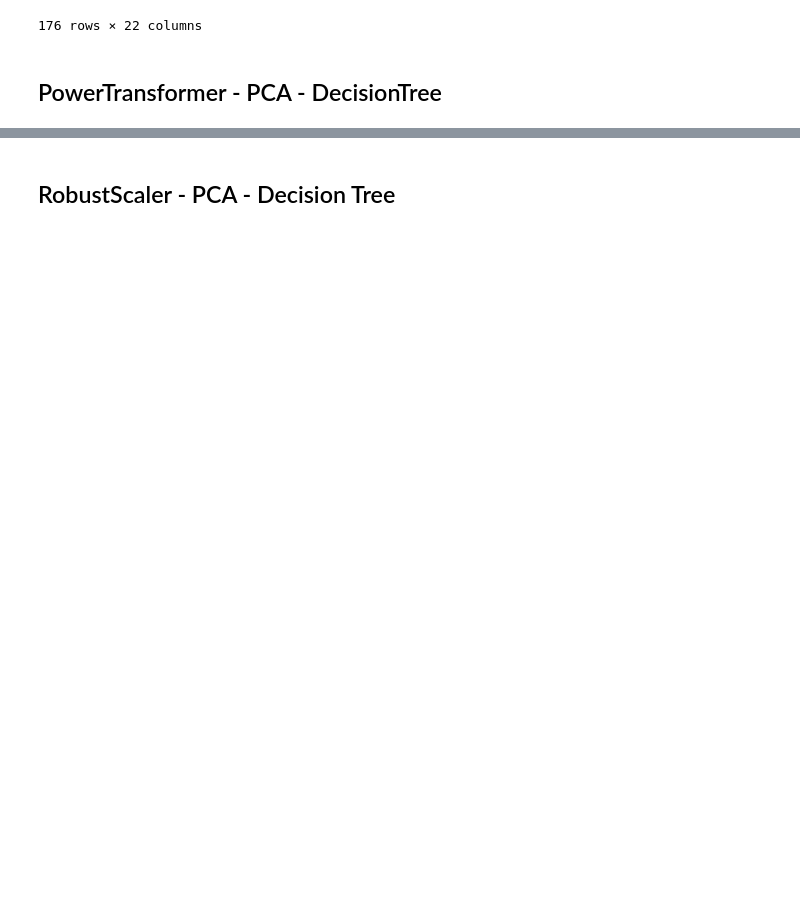
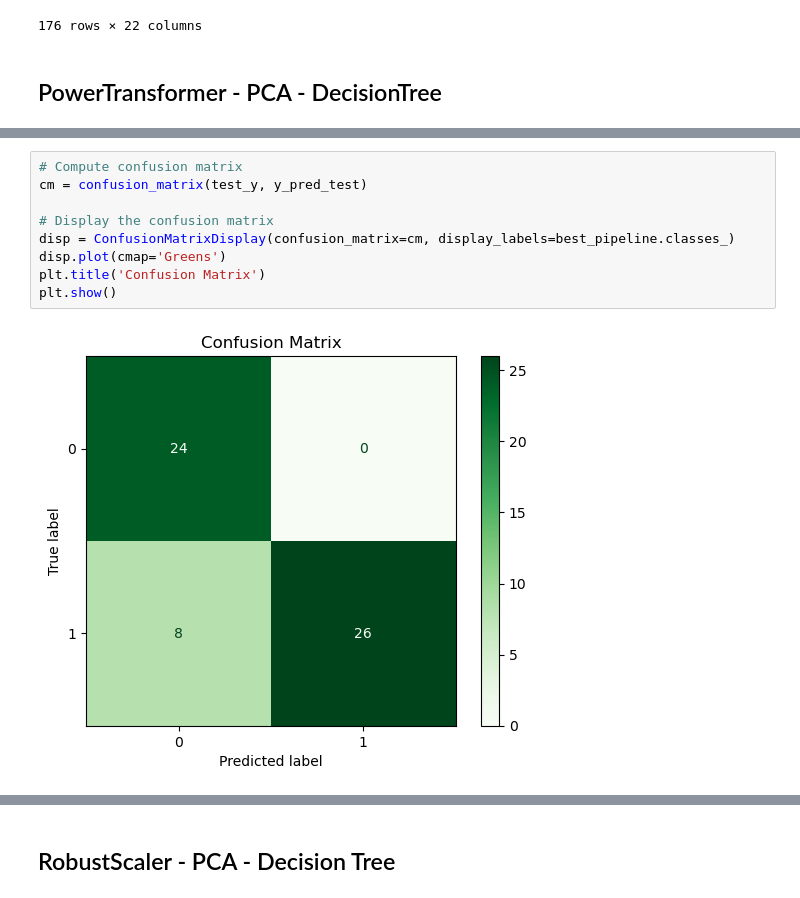
Before and after one commit to t-price/ML_project, a Jupyter notebook: Pipeline_SHAP.ipynb, the cells around one changed output, grey strips where cells are left out. Cells and saved outputs as stored; diff of their text form; blank space fills up the shorter version.

```diff
--- a/Pipeline_SHAP.ipynb
+++ b/Pipeline_SHAP.ipynb
@@ -156,0 +191,11 @@ Pipeline Accuracy on Test Set: 0.8793103448275862
+# %%
+# Compute confusion matrix
+cm = confusion_matrix(test_y, y_pred_test)
+
+# Display the confusion matrix
+disp = ConfusionMatrixDisplay(confusion_matrix=cm, display_labels=best_pipeline.classes_)
+disp.plot(cmap='Greens')
+plt.title('Confusion Matrix')
+plt.show()
+# %% [output]
+[figure, added]
```
Also changed, not shown: parts of 10 cells of this notebook.
